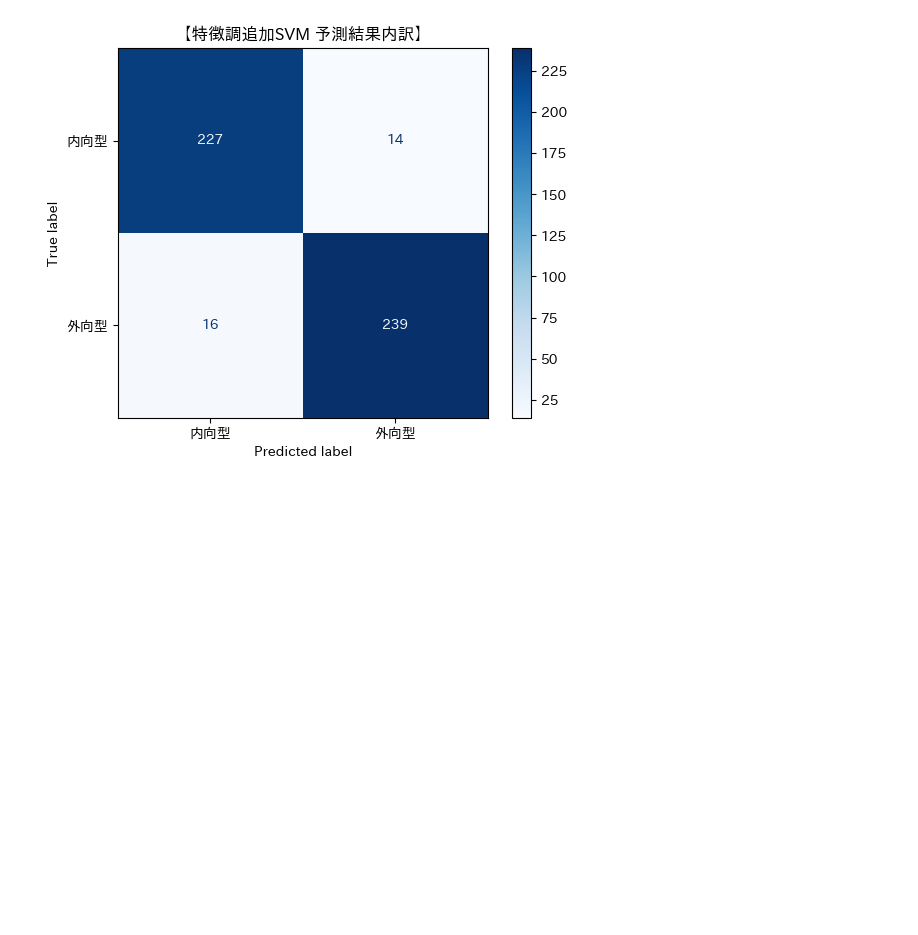
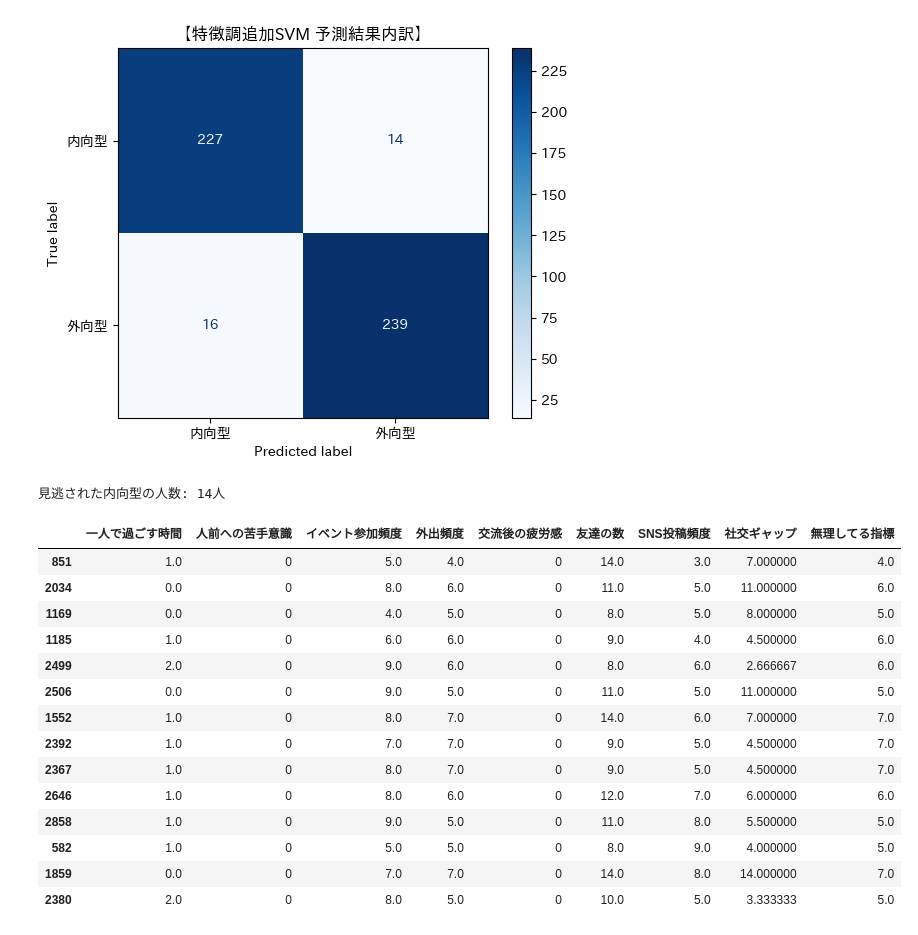
Before and after one commit to k6jf8wfhxh-ux/kaggle-personality-behavior-analysis, a Jupyter notebook: personality-behavior-analysis.ipynb, the cells around one changed output. Cells and saved outputs as stored; diff of their text form; code cells hidden in the pictures; blank space fills up the shorter version.

```diff
--- a/personality-behavior-analysis.ipynb
+++ b/personality-behavior-analysis.ipynb
@@ -372,3 +374,36 @@ plt.title("【特徴調追加SVM 予測結果内訳】")
 plt.show()
 # %% [output]
 [figure]
+# %%
+import pandas as pd
+
+# テストデータに対して予測を行う
+y_pred = svm_new.predict(X_test_n)
+
+# 「本当は内向型（0）なのに、外向型（1）と予測された」人を特定
+# 右上の13人（または14人）に該当するインデックスを探す
+missed_introverts_idx = X_test_n[(y_test_n == 0) & (y_pred == 1)].index
+
+# その人たちの元のデータ（特徴量）を表示
+missed_introverts_data = X_test_n.loc[missed_introverts_idx]
+
+# 見やすいように表示
+print(f"見逃された内向型の人数: {len(missed_introverts_data)}人")
+display(missed_introverts_data)
+# %% [output]
+見逃された内向型の人数: 14人
+|  | 一人で過ごす時間 | 人前への苦手意識 | イベント参加頻度 | 外出頻度 | 交流後の疲労感 | 友達の数 | SNS投稿頻度 | 社交ギャップ | 無理してる指標 |
+| 851 | 1.0 | 0 | 5.0 | 4.0 | 0 | 14.0 | 3.0 | 7.000000 | 4.0 |
+| 2034 | 0.0 | 0 | 8.0 | 6.0 | 0 | 11.0 | 5.0 | 11.000000 | 6.0 |
+| 1169 | 0.0 | 0 | 4.0 | 5.0 | 0 | 8.0 | 5.0 | 8.000000 | 5.0 |
+| 1185 | 1.0 | 0 | 6.0 | 6.0 | 0 | 9.0 | 4.0 | 4.500000 | 6.0 |
+| 2499 | 2.0 | 0 | 9.0 | 6.0 | 0 | 8.0 | 6.0 | 2.666667 | 6.0 |
+| 2506 | 0.0 | 0 | 9.0 | 5.0 | 0 | 11.0 | 5.0 | 11.000000 | 5.0 |
+| 1552 | 1.0 | 0 | 8.0 | 7.0 | 0 | 14.0 | 6.0 | 7.000000 | 7.0 |
+| 2392 | 1.0 | 0 | 7.0 | 7.0 | 0 | 9.0 | 5.0 | 4.500000 | 7.0 |
+| 2367 | 1.0 | 0 | 8.0 | 7.0 | 0 | 9.0 | 5.0 | 4.500000 | 7.0 |
+| 2646 | 1.0 | 0 | 8.0 | 6.0 | 0 | 12.0 | 7.0 | 6.000000 | 6.0 |
+| 2858 | 1.0 | 0 | 9.0 | 5.0 | 0 | 11.0 | 8.0 | 5.500000 | 5.0 |
+| 582 | 1.0 | 0 | 5.0 | 5.0 | 0 | 8.0 | 9.0 | 4.000000 | 5.0 |
+| 1859 | 0.0 | 0 | 7.0 | 7.0 | 0 | 14.0 | 8.0 | 14.000000 | 7.0 |
+| 2380 | 2.0 | 0 | 8.0 | 5.0 | 0 | 10.0 | 5.0 | 3.333333 | 5.0 |
```
Also changed, not shown: parts of 2 cells of this notebook.
